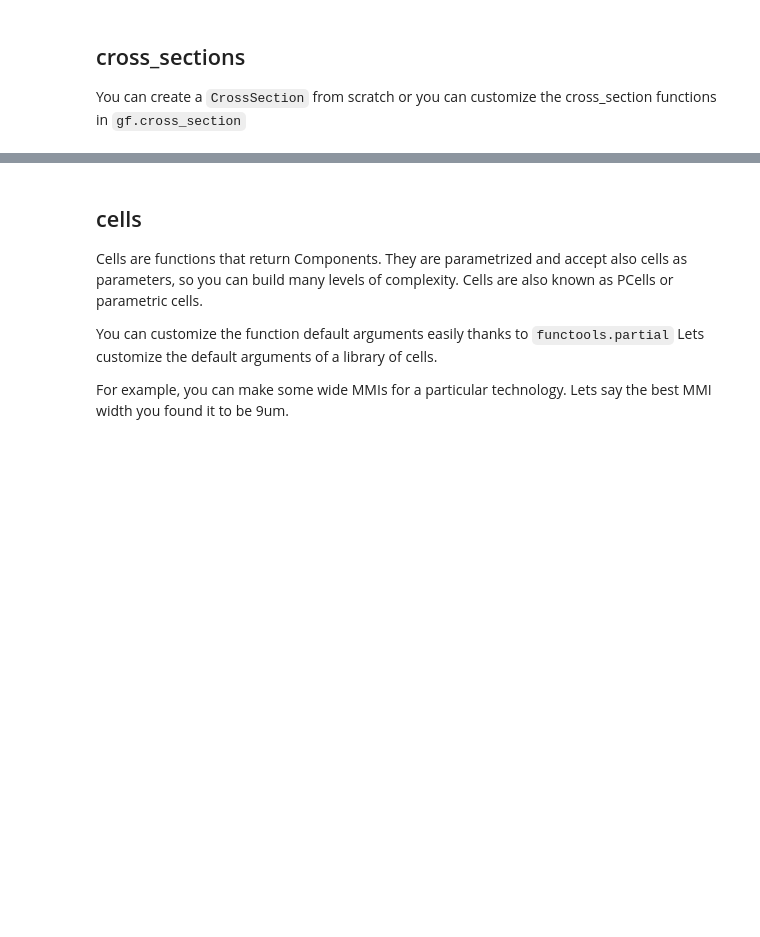
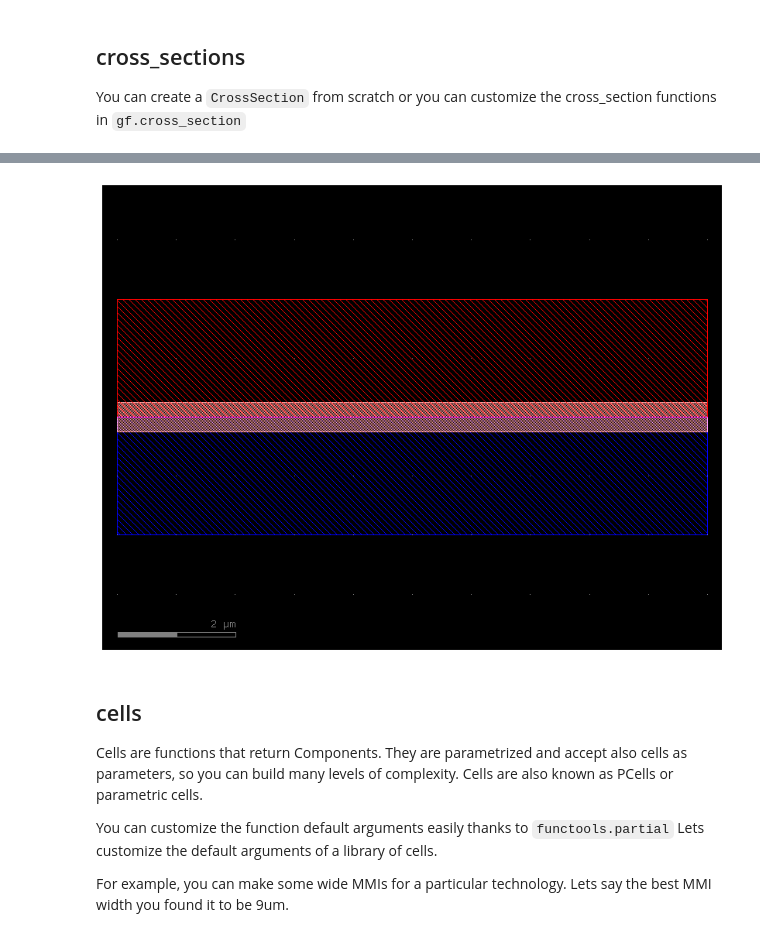
Before and after one commit to Nynra/pytools-litho-design, a Jupyter notebook: examples/basics/08_pdk.ipynb, the cells around one changed output, grey strips where cells are left out. Drawn from its saved outputs; the diff is of its cells as text; code cells hidden in the pictures; blank space fills up the shorter version.

```diff
--- a/examples/basics/08_pdk.ipynb
+++ b/examples/basics/08_pdk.ipynb
@@ -142,36 +140,38 @@ NameError: name 'strip2' is not defined
 # %%
 @xsection
 def pin(
     width: float = 0.5,
-    layer: LayerSpec = "WG",
+    layer= "WG",
     radius: float = 10.0,
     radius_min: float = 5,
-    layer_p: LayerSpec = (21, 0),
-    layer_n: LayerSpec = (20, 0),
+    layer_p = (21, 0),
+    layer_n = (20, 0),
     width_p: float = 2,
     width_n: float = 2,
     offset_p: float = 1,
     offset_n: float = -1,
     **kwargs,
 ) -> CrossSection:
     """Return PIN cross_section."""
     sections = (
         gf.Section(layer=layer_p, width=width_p, offset=offset_p),
         gf.Section(layer=layer_n, width=width_n, offset=offset_n),
     )
 
     return cross_section(
         width=width,
         layer=layer,
         radius=radius,
         radius_min=radius_min,
         sections=sections,
         **kwargs,
     )
 
 
 c = gf.components.straight(cross_section=pin)
 c.plot()
+# %% [output]
+[figure, added]
 # %%
 @xsection
 def strip_wide(
```
Also changed, not shown: parts of 10 cells of this notebook, 24 other files.
